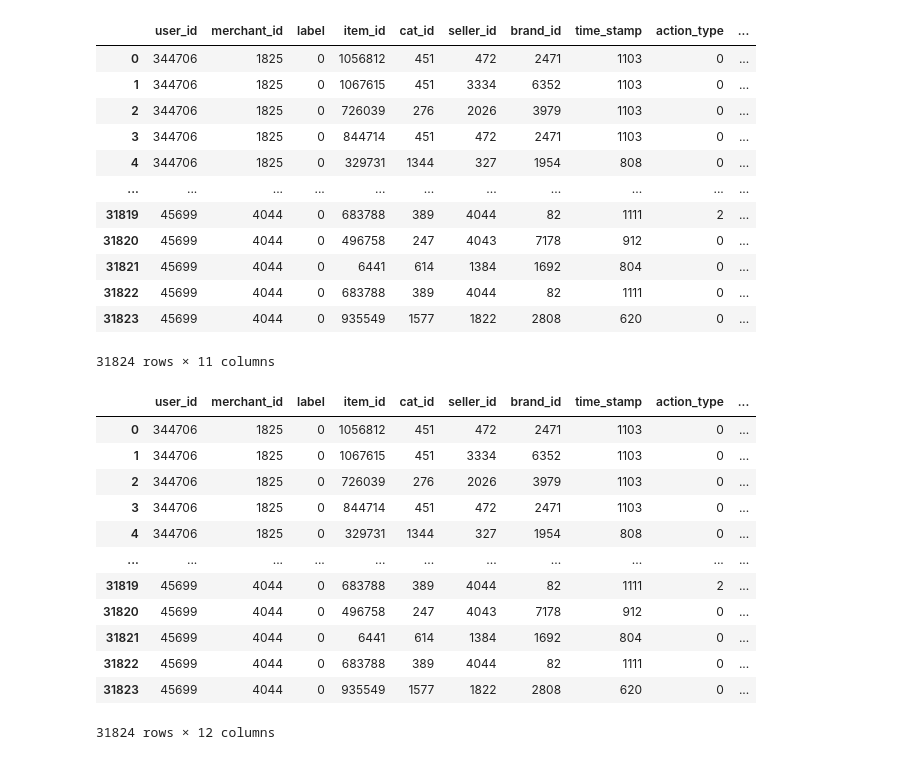
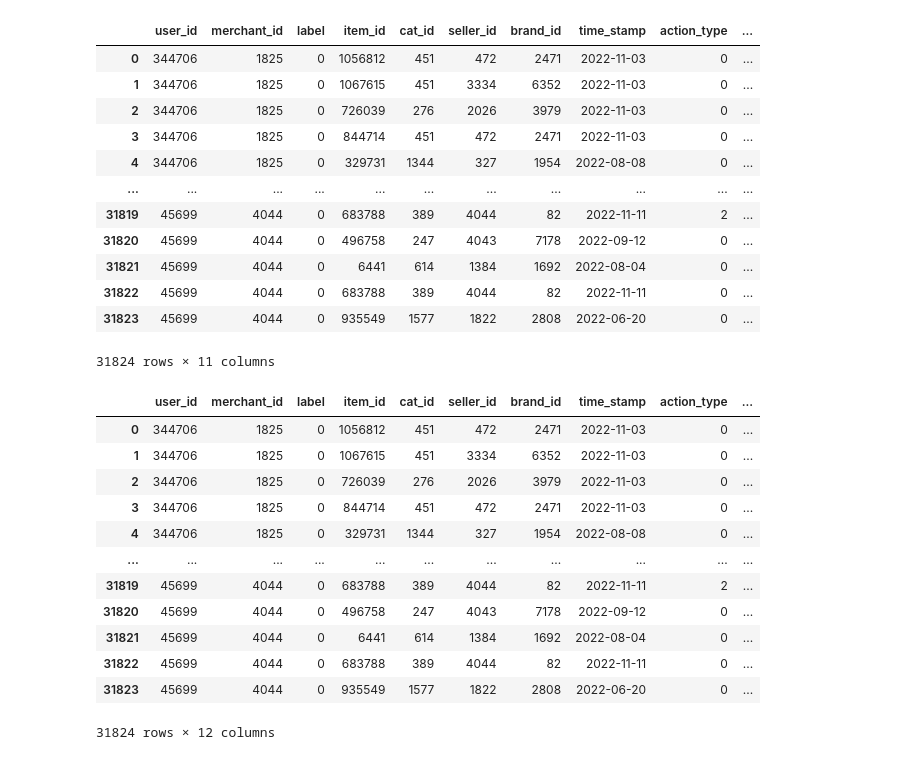
Before and after one commit to pratikjadhav2726/Group7-CECS550, a Jupyter notebook: Feature Engineering/Feature engineering .ipynb, the cells around one changed output. Cells and saved outputs as stored; diff of their text form; code cells hidden in the pictures.

```diff
--- a/Feature Engineering/Feature engineering .ipynb
+++ b/Feature Engineering/Feature engineering .ipynb
@@ -1,21 +1,24 @@
 # %%
 import pandas as pd
-df_train = pd.read_csv("train_merged[961-1120].csv")
-df_test = pd.read_csv("test_merged[961-1120].csv")
+df_train = pd.read_csv("../EDA/train_merged[961-1120].csv")
+df_test = pd.read_csv("../EDA/test_merged[961-1120].csv")
+df_train['time_stamp'] = pd.to_datetime(df_train['time_stamp'], format='%m%d').apply(lambda x: x.replace(year=2022))
+df_test['time_stamp'] = pd.to_datetime(df_test['time_stamp'], format='%m%d').apply(lambda x: x.replace(year=2022))
+
 df_train
 # %% [output]
 |  | user_id | merchant_id | label | item_id | cat_id | seller_id | brand_id | time_stamp | action_type | ... |
-| 0 | 344706 | 1825 | 0 | 1056812 | 451 | 472 | 2471 | 1103 | 0 | ... |
-| 1 | 344706 | 1825 | 0 | 1067615 | 451 | 3334 | 6352 | 1103 | 0 | ... |
-| 2 | 344706 | 1825 | 0 | 726039 | 276 | 2026 | 3979 | 1103 | 0 | ... |
-| 3 | 344706 | 1825 | 0 | 844714 | 451 | 472 | 2471 | 1103 | 0 | ... |
-| 4 | 344706 | 1825 | 0 | 329731 | 1344 | 327 | 1954 | 808 | 0 | ... |
+| 0 | 344706 | 1825 | 0 | 1056812 | 451 | 472 | 2471 | 2022-11-03 | 0 | ... |
+| 1 | 344706 | 1825 | 0 | 1067615 | 451 | 3334 | 6352 | 2022-11-03 | 0 | ... |
+| 2 | 344706 | 1825 | 0 | 726039 | 276 | 2026 | 3979 | 2022-11-03 | 0 | ... |
+| 3 | 344706 | 1825 | 0 | 844714 | 451 | 472 | 2471 | 2022-11-03 | 0 | ... |
+| 4 | 344706 | 1825 | 0 | 329731 | 1344 | 327 | 1954 | 2022-08-08 | 0 | ... |
 | ... | ... | ... | ... | ... | ... | ... | ... | ... | ... | ... |
-| 31819 | 45699 | 4044 | 0 | 683788 | 389 | 4044 | 82 | 1111 | 2 | ... |
-| 31820 | 45699 | 4044 | 0 | 496758 | 247 | 4043 | 7178 | 912 | 0 | ... |
-| 31821 | 45699 | 4044 | 0 | 6441 | 614 | 1384 | 1692 | 804 | 0 | ... |
-| 31822 | 45699 | 4044 | 0 | 683788 | 389 | 4044 | 82 | 1111 | 0 | ... |
-| 31823 | 45699 | 4044 | 0 | 935549 | 1577 | 1822 | 2808 | 620 | 0 | ... |
+| 31819 | 45699 | 4044 | 0 | 683788 | 389 | 4044 | 82 | 2022-11-11 | 2 | ... |
+| 31820 | 45699 | 4044 | 0 | 496758 | 247 | 4043 | 7178 | 2022-09-12 | 0 | ... |
+| 31821 | 45699 | 4044 | 0 | 6441 | 614 | 1384 | 1692 | 2022-08-04 | 0 | ... |
+| 31822 | 45699 | 4044 | 0 | 683788 | 389 | 4044 | 82 | 2022-11-11 | 0 | ... |
+| 31823 | 45699 | 4044 | 0 | 935549 | 1577 | 1822 | 2808 | 2022-06-20 | 0 | ... |
 31824 rows × 11 columns
 # %%
 interaction_count = df_train.groupby(["user_id", "merchant_id"]).size().reset_index(name="interaction_count")
@@ -25,15 +28,15 @@ df_train = pd.merge(df_train, interaction_count, on=['user_id', 'merchant_id'])
 df_train
 # %% [output]
 |  | user_id | merchant_id | label | item_id | cat_id | seller_id | brand_id | time_stamp | action_type | ... |
-| 0 | 344706 | 1825 | 0 | 1056812 | 451 | 472 | 2471 | 1103 | 0 | ... |
-| 1 | 344706 | 1825 | 0 | 1067615 | 451 | 3334 | 6352 | 1103 | 0 | ... |
-| 2 | 344706 | 1825 | 0 | 726039 | 276 | 2026 | 3979 | 1103 | 0 | ... |
-| 3 | 344706 | 1825 | 0 | 844714 | 451 | 472 | 2471 | 1103 | 0 | ... |
-| 4 | 344706 | 1825 | 0 | 329731 | 1344 | 327 | 1954 | 808 | 0 | ... |
+| 0 | 344706 | 1825 | 0 | 1056812 | 451 | 472 | 2471 | 2022-11-03 | 0 | ... |
+| 1 | 344706 | 1825 | 0 | 1067615 | 451 | 3334 | 6352 | 2022-11-03 | 0 | ... |
+| 2 | 344706 | 1825 | 0 | 726039 | 276 | 2026 | 3979 | 2022-11-03 | 0 | ... |
+| 3 | 344706 | 1825 | 0 | 844714 | 451 | 472 | 2471 | 2022-11-03 | 0 | ... |
+| 4 | 344706 | 1825 | 0 | 329731 | 1344 | 327 | 1954 | 2022-08-08 | 0 | ... |
 | ... | ... | ... | ... | ... | ... | ... | ... | ... | ... | ... |
-| 31819 | 45699 | 4044 | 0 | 683788 | 389 | 4044 | 82 | 1111 | 2 | ... |
-| 31820 | 45699 | 4044 | 0 | 496758 | 247 | 4043 | 7178 | 912 | 0 | ... |
-| 31821 | 45699 | 4044 | 0 | 6441 | 614 | 1384 | 1692 | 804 | 0 | ... |
-| 31822 | 45699 | 4044 | 0 | 683788 | 389 | 4044 | 82 | 1111 | 0 | ... |
-| 31823 | 45699 | 4044 | 0 | 935549 | 1577 | 1822 | 2808 | 620 | 0 | ... |
+| 31819 | 45699 | 4044 | 0 | 683788 | 389 | 4044 | 82 | 2022-11-11 | 2 | ... |
+| 31820 | 45699 | 4044 | 0 | 496758 | 247 | 4043 | 7178 | 2022-09-12 | 0 | ... |
+| 31821 | 45699 | 4044 | 0 | 6441 | 614 | 1384 | 1692 | 2022-08-04 | 0 | ... |
+| 31822 | 45699 | 4044 | 0 | 683788 | 389 | 4044 | 82 | 2022-11-11 | 0 | ... |
+| 31823 | 45699 | 4044 | 0 | 935549 | 1577 | 1822 | 2808 | 2022-06-20 | 0 | ... |
 31824 rows × 12 columns
```
Also changed, not shown: parts of 15 cells of this notebook, 2 other files.
